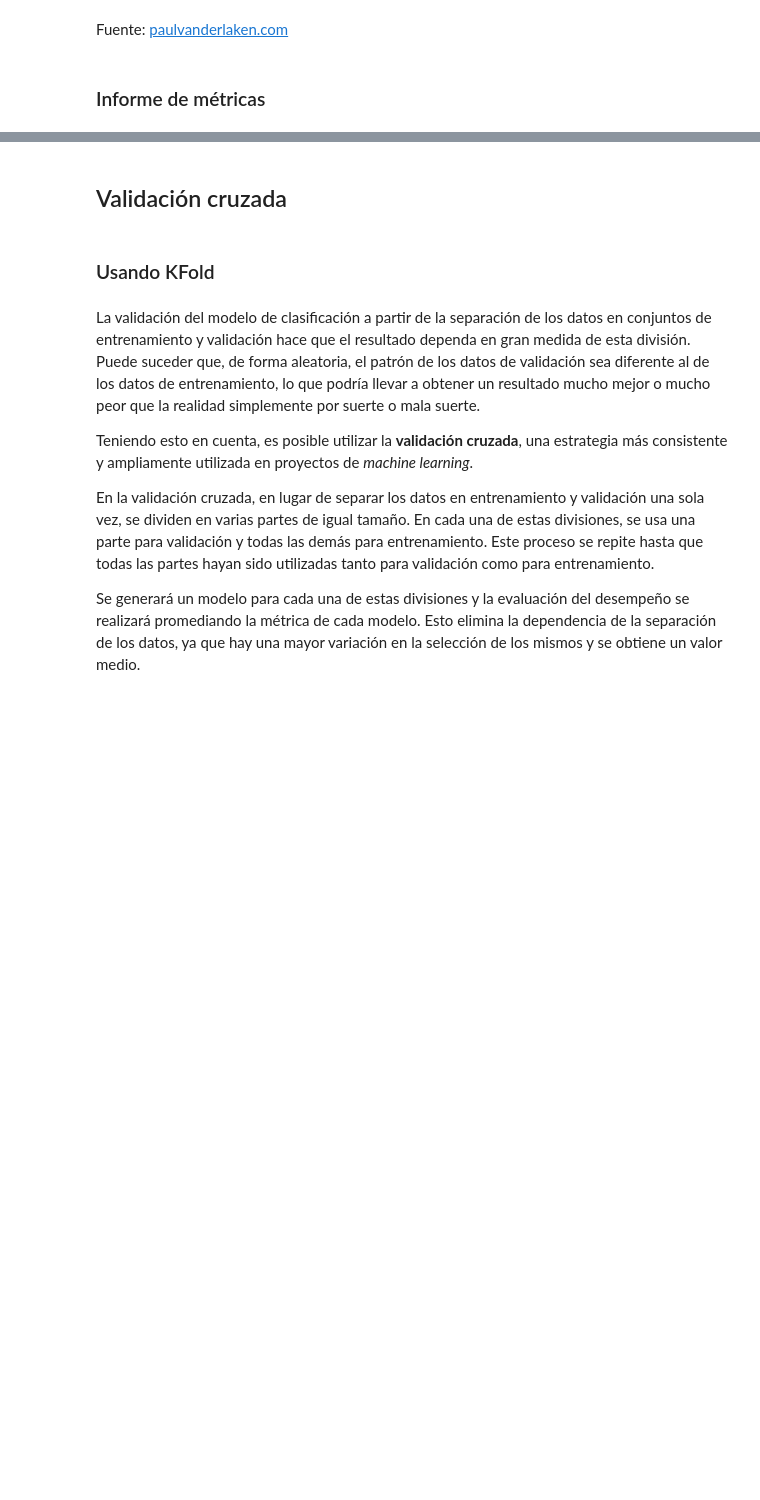
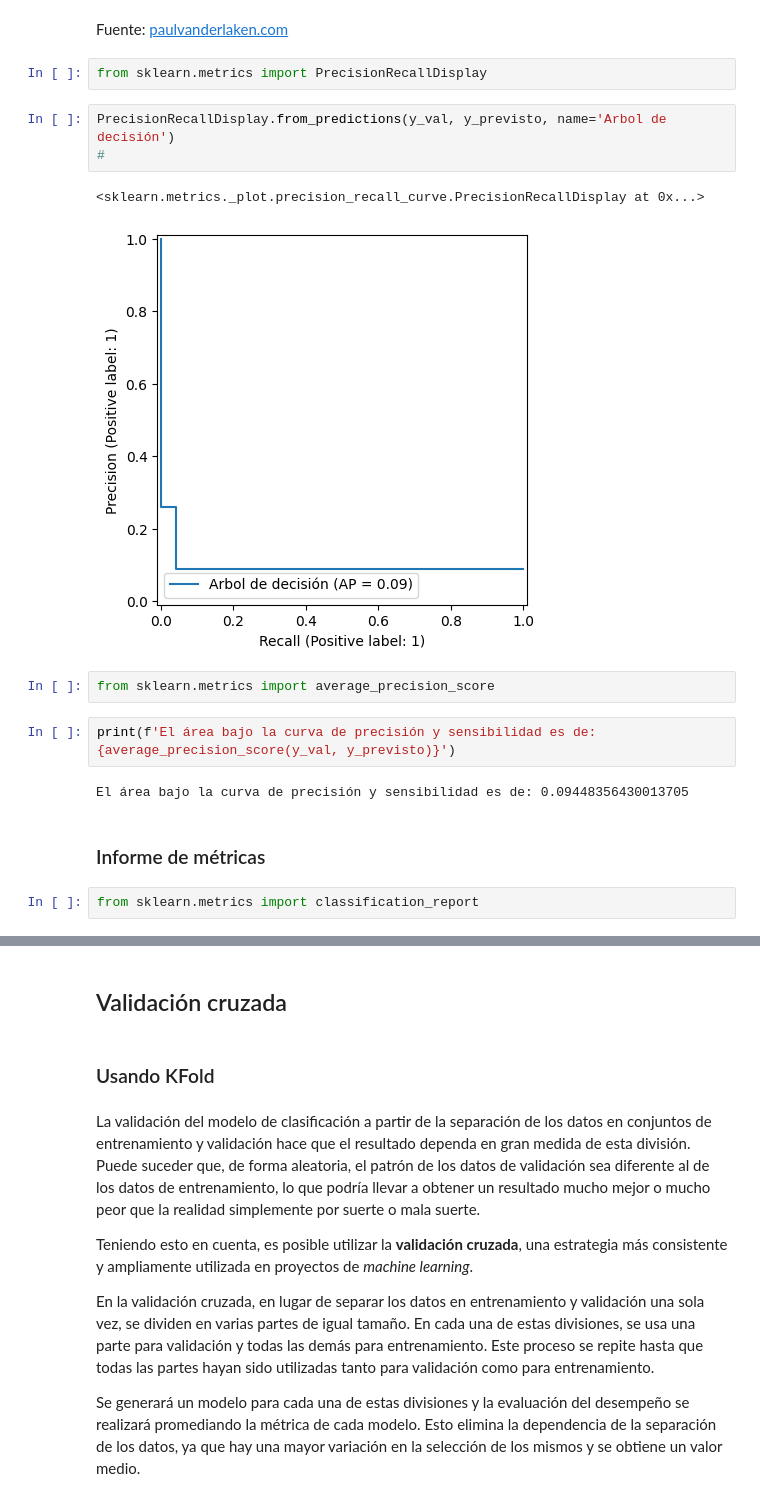
Before and after one commit to Starleen1996/Machine_Learning_modelos, a Jupyter notebook: Clasificacion_validacion_y_metricas.ipynb, the cells around one changed output, grey strips where cells are left out. Cells and saved outputs as stored; diff of their text form; blank space fills up the shorter version.

```diff
--- a/Clasificacion_validacion_y_metricas.ipynb
+++ b/Clasificacion_validacion_y_metricas.ipynb
@@ -189,5 +222,21 @@ Image(url='https://paulvanderlaken.com/wp-content/uploads/2019/08/roc.gif')
 [interactive output not drawn]
 # %% [markdown]
 Fuente: [paulvanderlaken.com](https://paulvanderlaken.com/2019/08/16/roc-auc-precision-and-recall-visually-explained/)
+# %%
+from sklearn.metrics import PrecisionRecallDisplay
+# %%
+PrecisionRecallDisplay.from_predictions(y_val, y_previsto, name='Arbol de decisión')
+#
+# %% [output]
+<sklearn.metrics._plot.precision_recall_curve.PrecisionRecallDisplay at 0x...>
+[figure, added]
+# %%
+from sklearn.metrics import average_precision_score
+# %%
+print(f'El área bajo la curva de precisión y sensibilidad es de: {average_precision_score(y_val, y_previsto)}')
+# %% [output]
+El área bajo la curva de precisión y sensibilidad es de: 0.09448356430013705
 # %% [markdown]
 ### Informe de métricas
+# %%
+from sklearn.metrics import classification_report
```
Also changed, not shown: parts of 9 cells of this notebook.
